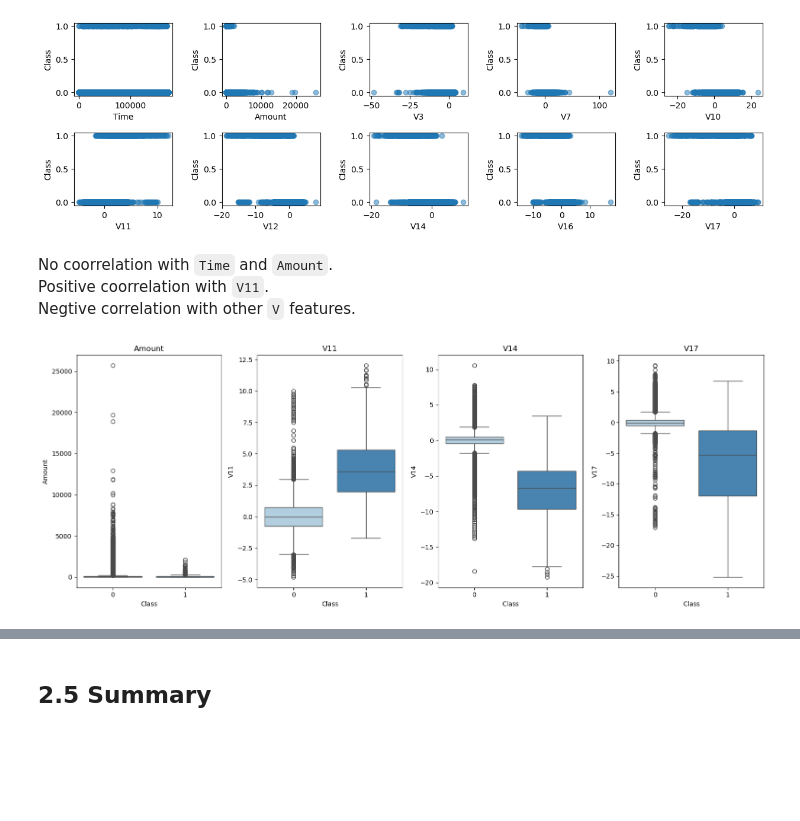
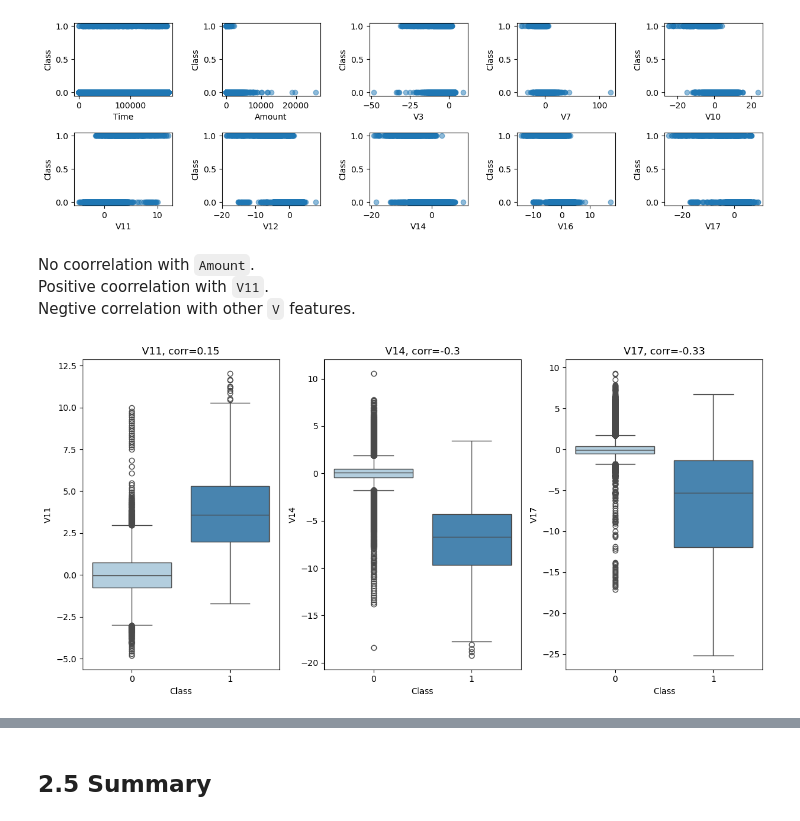
Before and after one commit to zxie9/Capstone-Project-Three, a Jupyter notebook: Notebooks/2. Data Wrangling and EDA.ipynb, the cells around one changed output, grey strips where cells are left out. Cells and saved outputs as stored; diff of their text form; code cells hidden in the pictures; blank space fills up the shorter version.

```diff
--- a/Notebooks/2. Data Wrangling and EDA.ipynb
+++ b/Notebooks/2. Data Wrangling and EDA.ipynb
@@ -180,19 +232,20 @@ scatterplots(features, ncol=5, figsize=(15, 4))
 # %% [output]
 [figure]
 # %% [markdown]
-No coorrelation with `Time` and `Amount`.\
+No coorrelation with `Amount`.\
 Positive coorrelation with `V11`.\
 Negtive correlation with other `V` features.
 # %%
 # Boxplots
+corrs=[0.15, -0.3, -0.33]
 
 plt.figure(figsize=(16, 6))
-for i, feature in enumerate(['Amount', 'V11', 'V14', 'V17'], 1):
+for i, feature in enumerate(['V11', 'V14', 'V17'], 1):
     plt.subplot(1, 4, i)
     sns.boxplot(x='Class', y=feature, data=data, hue='Class', legend=False, palette="Blues")
-    plt.title(f'{feature}')
+    plt.title(f'{feature}, corr={corrs[i-1]}')
 
 plt.tight_layout()
 plt.show()
 # %% [output]
-[figure, old version]
+[figure, new version]
```
Also changed, not shown: parts of 15 cells of this notebook.
